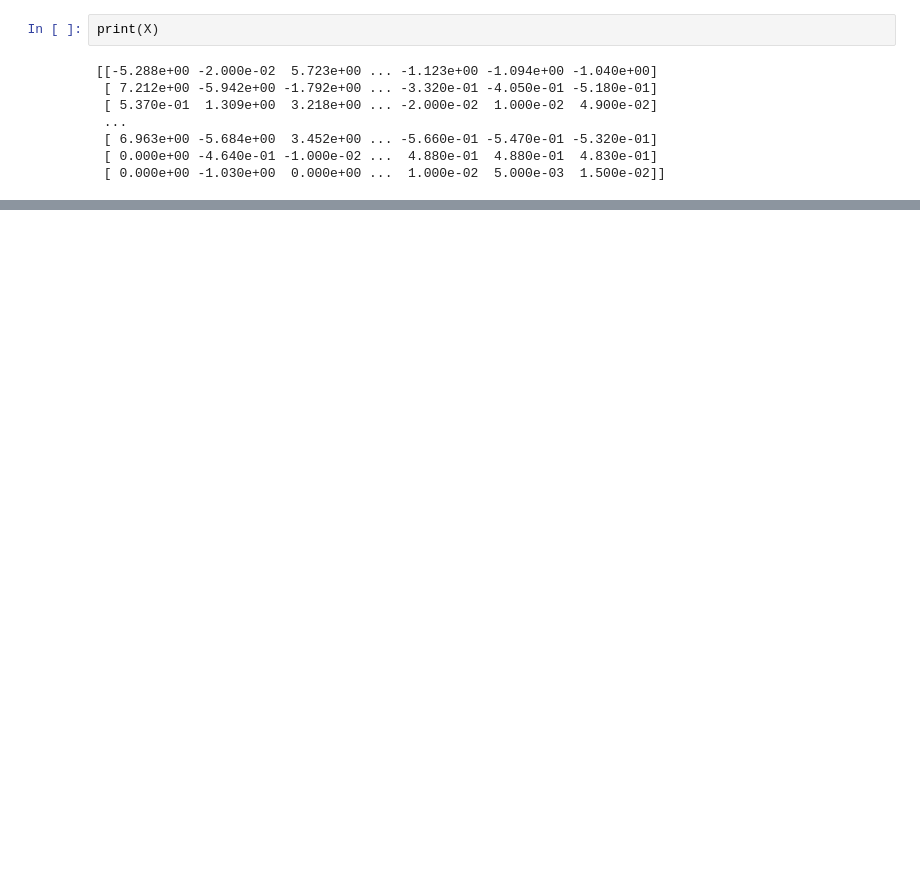
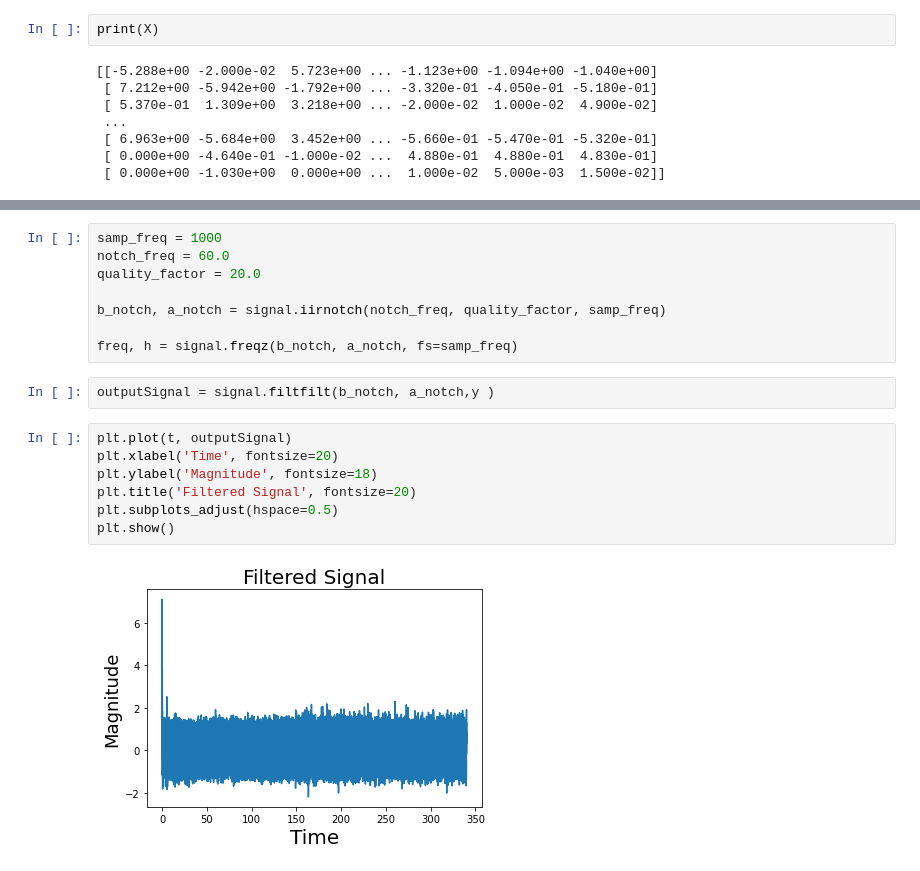
Before and after one commit to HeroicSpider/Brain-maturity-scoring-of-preterm-neonatal-babies, a Jupyter notebook: EEG signal analysis.ipynb, the cells around one changed output, grey strips where cells are left out. Saved outputs shown, nothing was run; the diff lists cells and outputs as text; blank space fills up the shorter version.

Commit message:
Added Notch filter
Did notch filtering for 60 Hz and 120 Hz (first harmonic)

```diff
--- a/EEG signal analysis.ipynb
+++ b/EEG signal analysis.ipynb
@@ -155,0 +162,19 @@ plt.plot(t,BP[2])
+# %%
+samp_freq = 1000
+notch_freq = 60.0
+quality_factor = 20.0
+
+b_notch, a_notch = signal.iirnotch(notch_freq, quality_factor, samp_freq)
+
+freq, h = signal.freqz(b_notch, a_notch, fs=samp_freq)
+# %%
+outputSignal = signal.filtfilt(b_notch, a_notch,y )
+# %%
+plt.plot(t, outputSignal)
+plt.xlabel('Time', fontsize=20)
+plt.ylabel('Magnitude', fontsize=18)
+plt.title('Filtered Signal', fontsize=20)
+plt.subplots_adjust(hspace=0.5)
+plt.show()
+# %% [output]
+[figure, added]
```
Also changed, not shown: parts of 8 cells of this notebook.
